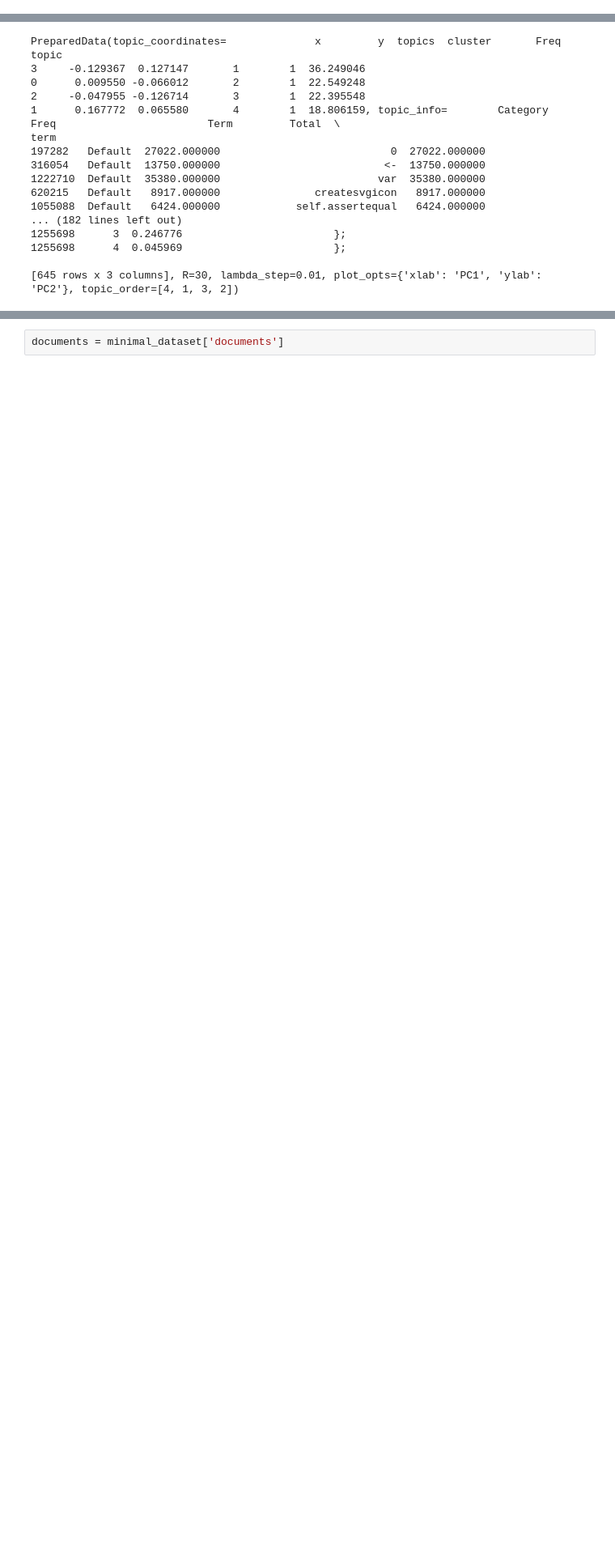
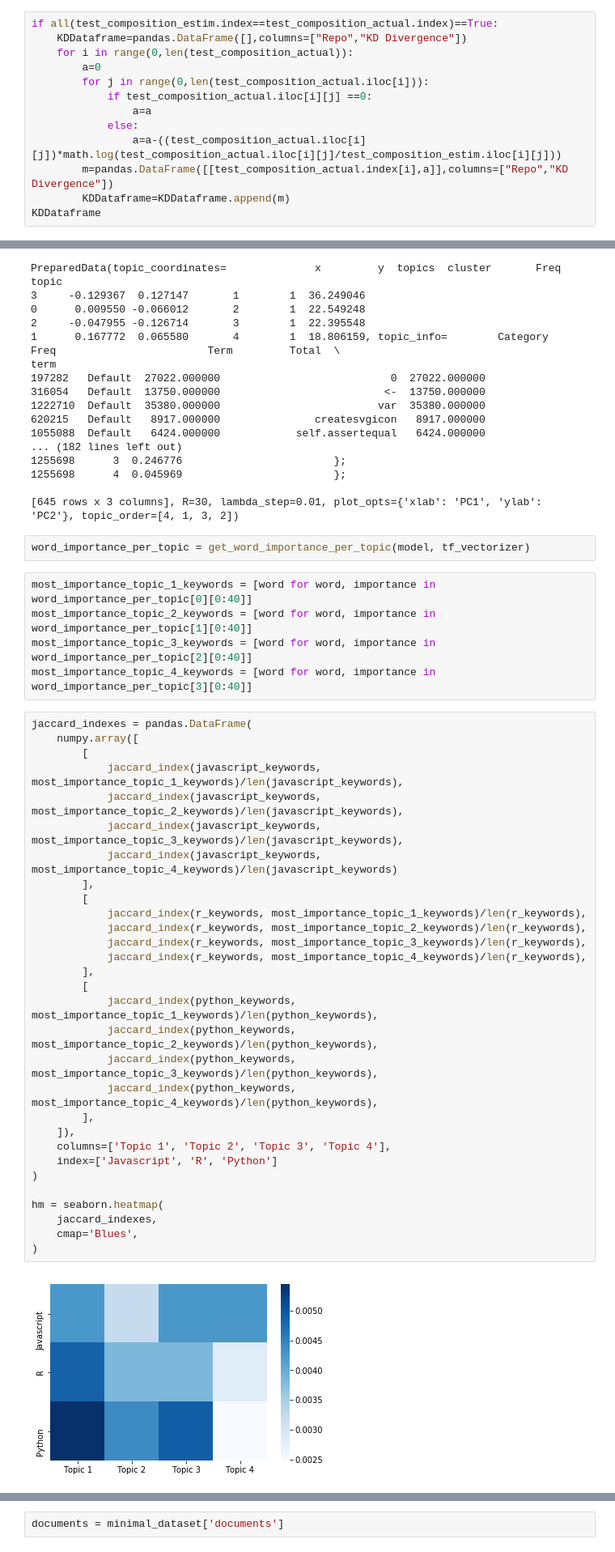
Before and after one commit to SJames528/data-science-toolbox-4, a Jupyter notebook: project/report.ipynb, the cells around one changed output, grey strips where cells are left out. Shown at 81% size. Drawn from its saved outputs; the diff is of its cells as text; blank space fills up the shorter version.

```diff
--- a/project/report.ipynb
+++ b/project/report.ipynb
@@ -550,0 +593,13 @@ mixture_topic_language_map = {
+# %%
+if all(test_composition_estim.index==test_composition_actual.index)==True:
+    KDDataframe=pandas.DataFrame([],columns=["Repo","KD Divergence"])
+    for i in range(0,len(test_composition_actual)):
+        a=0
+        for j in range(0,len(test_composition_actual.iloc[i])):
+            if test_composition_actual.iloc[i][j] ==0:
+                a=a
+            else:
+                a=a-((test_composition_actual.iloc[i][j])*math.log(test_composition_actual.iloc[i][j]/test_composition_estim.iloc[i][j]))
+        m=pandas.DataFrame([[test_composition_actual.index[i],a]],columns=["Repo","KD Divergence"])
+        KDDataframe=KDDataframe.append(m)
+KDDataframe
@@ -649,3 +722,42 @@ term
 1255698      4  0.045969                        };
 
 [645 rows x 3 columns], R=30, lambda_step=0.01, plot_opts={'xlab': 'PC1', 'ylab': 'PC2'}, topic_order=[4, 1, 3, 2])
+# %%
+word_importance_per_topic = get_word_importance_per_topic(model, tf_vectorizer)
+# %%
+most_importance_topic_1_keywords = [word for word, importance in word_importance_per_topic[0][0:40]]
+most_importance_topic_2_keywords = [word for word, importance in word_importance_per_topic[1][0:40]]
+most_importance_topic_3_keywords = [word for word, importance in word_importance_per_topic[2][0:40]]
+most_importance_topic_4_keywords = [word for word, importance in word_importance_per_topic[3][0:40]]
+# %%
+jaccard_indexes = pandas.DataFrame(
+    numpy.array([
+        [
+            jaccard_index(javascript_keywords, most_importance_topic_1_keywords)/len(javascript_keywords),
+            jaccard_index(javascript_keywords, most_importance_topic_2_keywords)/len(javascript_keywords),
+            jaccard_index(javascript_keywords, most_importance_topic_3_keywords)/len(javascript_keywords),
+            jaccard_index(javascript_keywords, most_importance_topic_4_keywords)/len(javascript_keywords)
+        ],
+        [
+            jaccard_index(r_keywords, most_importance_topic_1_keywords)/len(r_keywords),
+            jaccard_index(r_keywords, most_importance_topic_2_keywords)/len(r_keywords),
+            jaccard_index(r_keywords, most_importance_topic_3_keywords)/len(r_keywords),
+            jaccard_index(r_keywords, most_importance_topic_4_keywords)/len(r_keywords),
+        ],
+        [
+            jaccard_index(python_keywords, most_importance_topic_1_keywords)/len(python_keywords),
+            jaccard_index(python_keywords, most_importance_topic_2_keywords)/len(python_keywords),
+            jaccard_index(python_keywords, most_importance_topic_3_keywords)/len(python_keywords),
+            jaccard_index(python_keywords, most_importance_topic_4_keywords)/len(python_keywords),
+        ],
+    ]),
+    columns=['Topic 1', 'Topic 2', 'Topic 3', 'Topic 4'],
+    index=['Javascript', 'R', 'Python']
+)
+
+hm = seaborn.heatmap(
+    jaccard_indexes,
+    cmap='Blues',
+)
+# %% [output]
+[figure, added]
```
Also changed, not shown: parts of 18 cells of this notebook.
